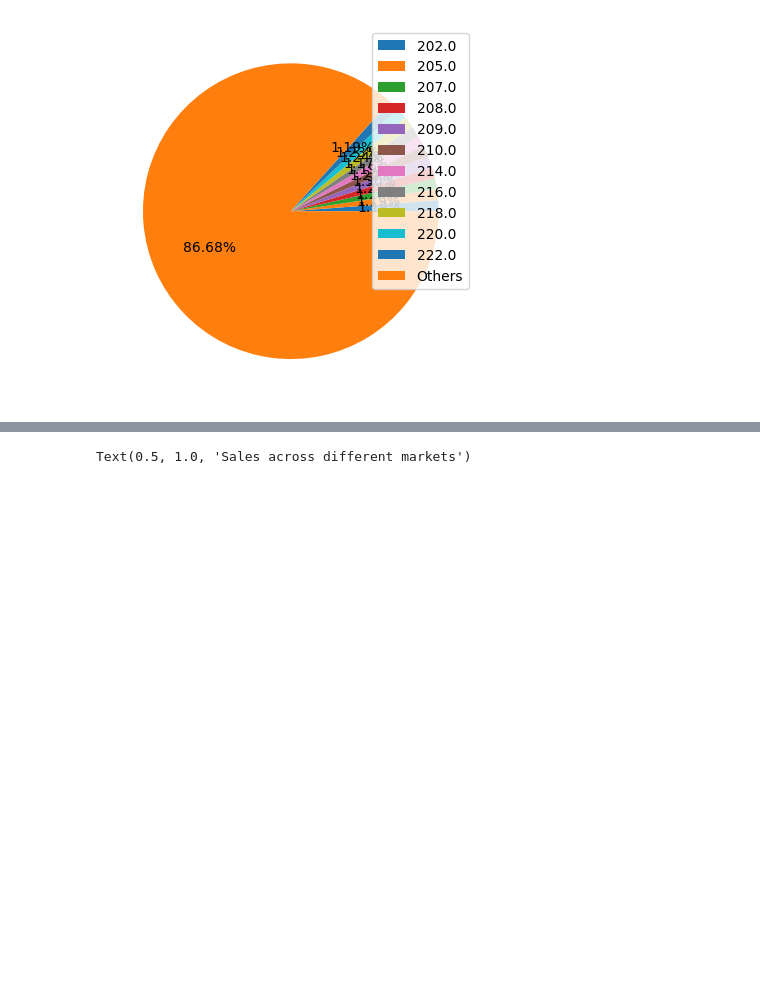
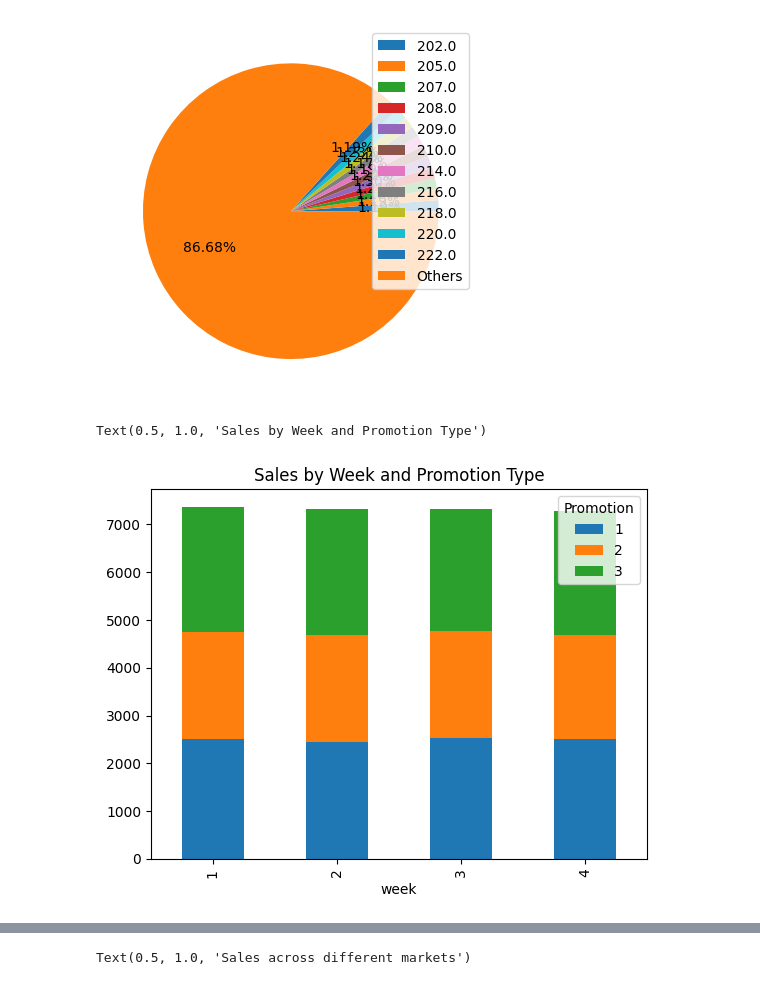
Before and after one commit to tan-yong-sheng/business_analytics, a Jupyter notebook: iv Data Analysis (Insight Generation)/Final Project/Assignment 5/EDA_Final_Project.ipynb, the cells around one changed output, grey strips where cells are left out. Saved outputs shown, nothing was run; the diff lists cells and outputs as text; code cells hidden in the pictures; blank space fills up the shorter version.

```diff
--- a/iv Data Analysis (Insight Generation)/Final Project/Assignment 5/EDA_Final_Project.ipynb
+++ b/iv Data Analysis (Insight Generation)/Final Project/Assignment 5/EDA_Final_Project.ipynb
@@ -309,5 +406,15 @@ plt.legend(sales_by_location["LocationID"].astype(str), loc="upper right")
 # %% [output]
 <matplotlib.legend.Legend at 0x...>
 [figure]
+# %%
+
+pandas.crosstab(index=df2["week"],
+                columns=df2["Promotion"],
+                values=df2["SalesInThousands"],
+                aggfunc=sum).plot(kind="bar", stacked=True)
+plt.title("Sales by Week and Promotion Type")
+# %% [output]
+Text(0.5, 1.0, 'Sales by Week and Promotion Type')
+[figure, added]
 # %%
 # sales by week
```
Also changed, not shown: parts of 24 cells of this notebook, 5 other files.
